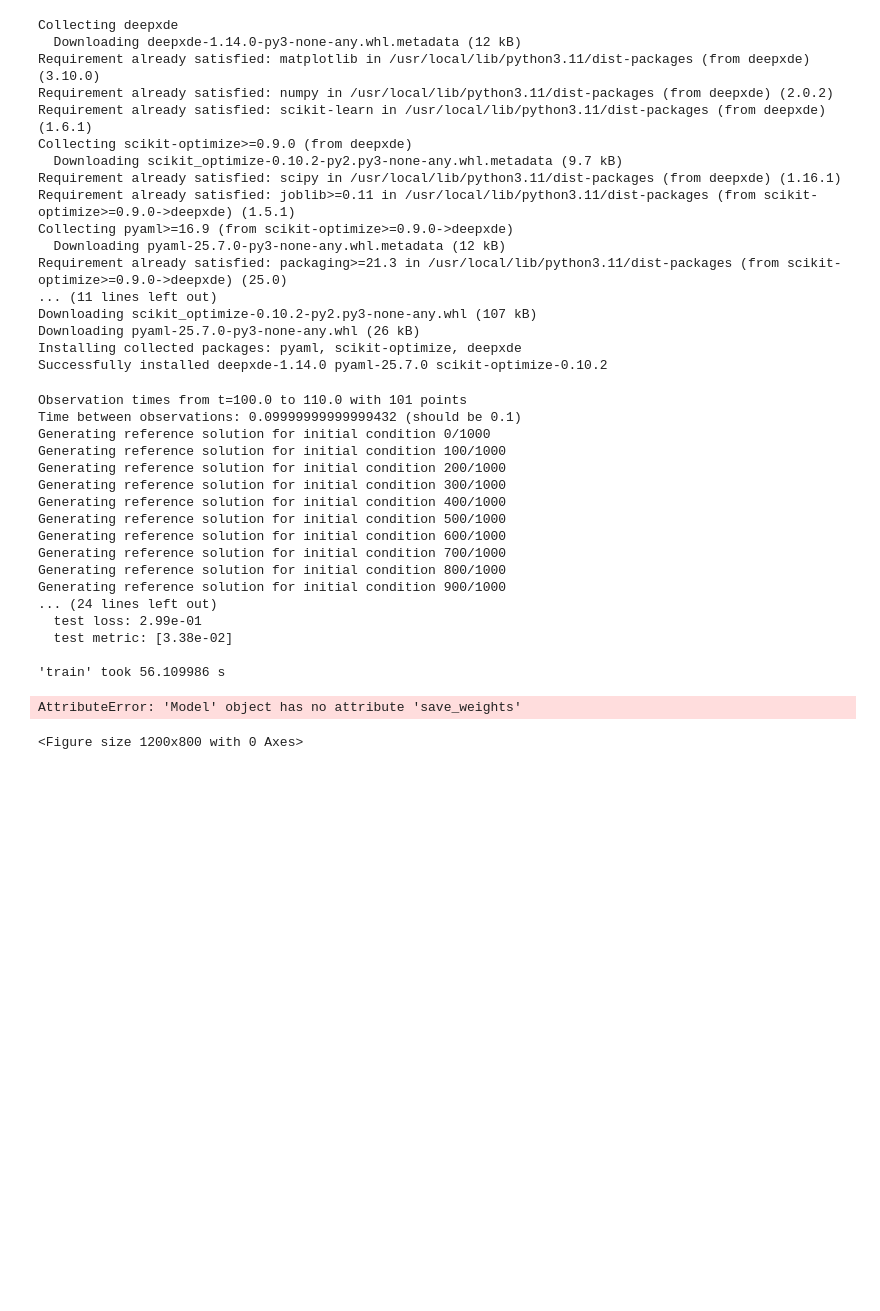
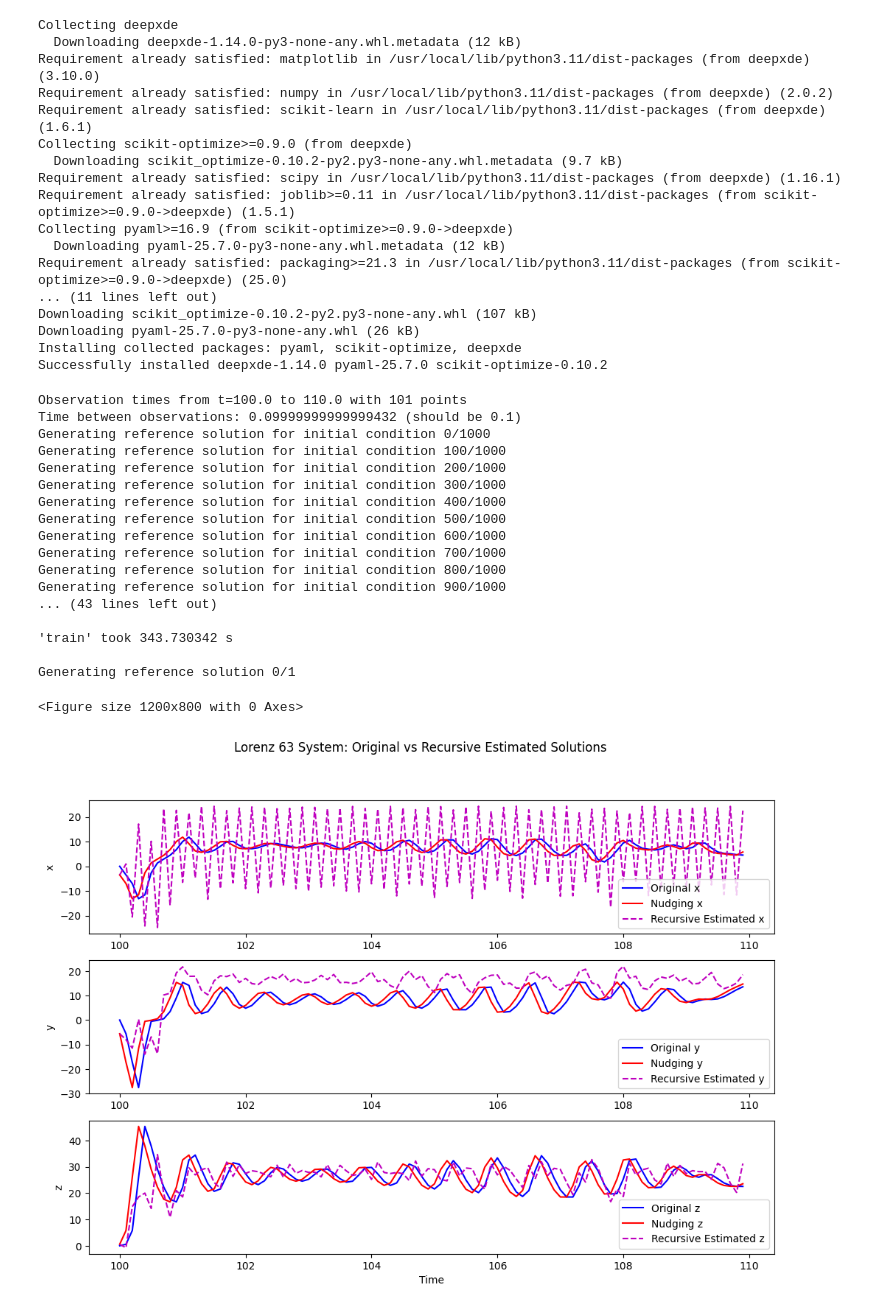
Before and after one commit to Zeusfire2058/code_stuff_woo, a Jupyter notebook: Lorenz_63.ipynb, the cells around one changed output. Cells and saved outputs as stored; diff of their text form; code cells hidden in the pictures; blank space fills up the shorter version.

Commit message:
I'm now going to assume that doing the model_63.predict will just load the most recent build. For the sake of wanting to get results

```diff
--- a/Lorenz_63.ipynb
+++ b/Lorenz_63.ipynb
@@ -26,6 +26,9 @@ import numpy as np
 from scipy.integrate import odeint
 import matplotlib.pyplot as plt
 from sklearn.model_selection import train_test_split
+import tensorflow as tf
+from keras.layers import TFSMLayer
+import os
 
 #time variable for linespace
 num_reference_solutions = 1000  # N_s
@@ -197,10 +200,14 @@ net = dde.nn.FNN([4] + [50] * 3 + [3], "tanh", "Glorot normal")
 
 model_63 = dde.Model(data, net)
 model_63.compile("adam", lr=0.001, metrics = ["l2 relative error"])
-losshistory, train_state = model_63.train(epochs=3000)
-
+losshistory, train_state = model_63.train(epochs=20000)
+'''
 # Save the model weights
-model_63.save("lorenz63_dnn_model_weights")
+model_path = "trained_model.h5"
+model_63.save(model_path)
+print(f"Model saved to {model_path}")
+print(f"Does model file exist: {os.path.exists(model_path)}")
+'''
 
 #################################################################################
 #Create test data for graphs
@@ -255,11 +262,14 @@ def test_lorenz_with_nudging():
 original_test, nudged_test = test_lorenz_with_nudging()
 
 ###############################################################################
+'''
+# Load the saved model weights
+model_63 = dde.Model(data, net)
+model_63.compile("adam", lr=0.001, metrics = ["l2 relative error"])
 
-# Load the saved model weights
-loaded_model = dde.Model(data, net) # Re-initialize model structure with the same architecture
-loaded_model.load_weights("lorenz63_dnn_model_weights-" + str(train_state.best_step)) # Load weights
-
+# Load saved weights
+model_63.net.load_weights("trained_model.h5")
+'''
 # Get the initial state from the nudged solution of the test data
 initial_state = nudged_test[0]
 
@@ -282,7 +292,7 @@ for k in range(len(observation_times) - 2): #-2 to make it the same length as ot
     current_input = current_input.reshape(1, -1)
 
     # Predict the next state: w(t_{k+1})
-    next_state_prediction = loaded_model.predict(current_input)
+    next_state_prediction = model_63.predict(current_input)
 
     # Extract the predicted state (remove the batch dimension)
     next_state_prediction = next_state_prediction[0]
@@ -319,36 +329,36 @@ plt.plot(t, original_test[:, 1], 'b-', label='Original y')
 plt.plot(t, nudged_test[:, 1], 'r-', label = 'Nudging y')
 plt.plot(t, y_recursive, 'm--', label='Recursive Estimated y')
 plt.ylabel('y')
 plt.legend()
 
 # Plot z components
 plt.subplot(3, 1, 3)
 plt.plot(t, original_test[:, 2], 'b-', label='Original z')
 plt.plot(t, nudged_test[:, 2], 'r-', label = 'Nudging z')
 plt.plot(t, z_recursive, 'm--', label='Recursive Estimated z')
 plt.ylabel('z')
 plt.xlabel('Time')
 plt.legend()
 
 plt.suptitle('Lorenz 63 System: Original vs Recursive Estimated Solutions')
 plt.show()
 # %% [output]
 Observation times from t=100.0 to 110.0 with 101 points
 Time between observations: 0.09999999999999432 (should be 0.1)
 Generating reference solution for initial condition 0/1000
 Generating reference solution for initial condition 100/1000
 Generating reference solution for initial condition 200/1000
 Generating reference solution for initial condition 300/1000
 Generating reference solution for initial condition 400/1000
 Generating reference solution for initial condition 500/1000
 Generating reference solution for initial condition 600/1000
 Generating reference solution for initial condition 700/1000
 Generating reference solution for initial condition 800/1000
 Generating reference solution for initial condition 900/1000
-... (24 lines left out)
-  test loss: 2.99e-01
-  test metric: [3.38e-02]
+... (43 lines left out)
 
-'train' took 56.109986 s
+'train' took 343.730342 s
+
+Generating reference solution 0/1
-AttributeError: 'Model' object has no attribute 'save_weights'
+<Figure size 1200x800 with 0 Axes>
-<Figure size 1200x800 with 0 Axes>
+[figure, added]
```
Also changed, not shown: parts of 1 cell of this notebook.
